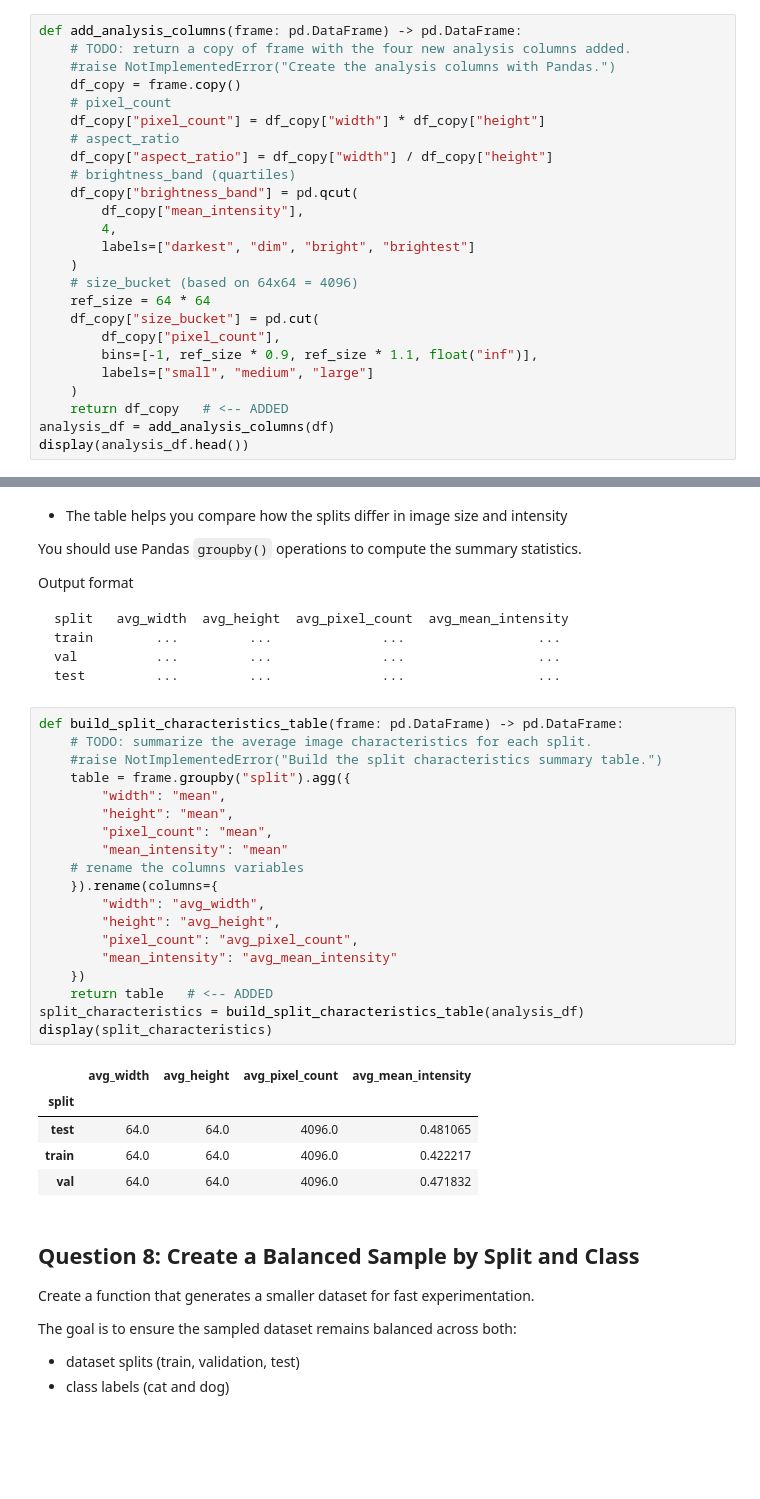
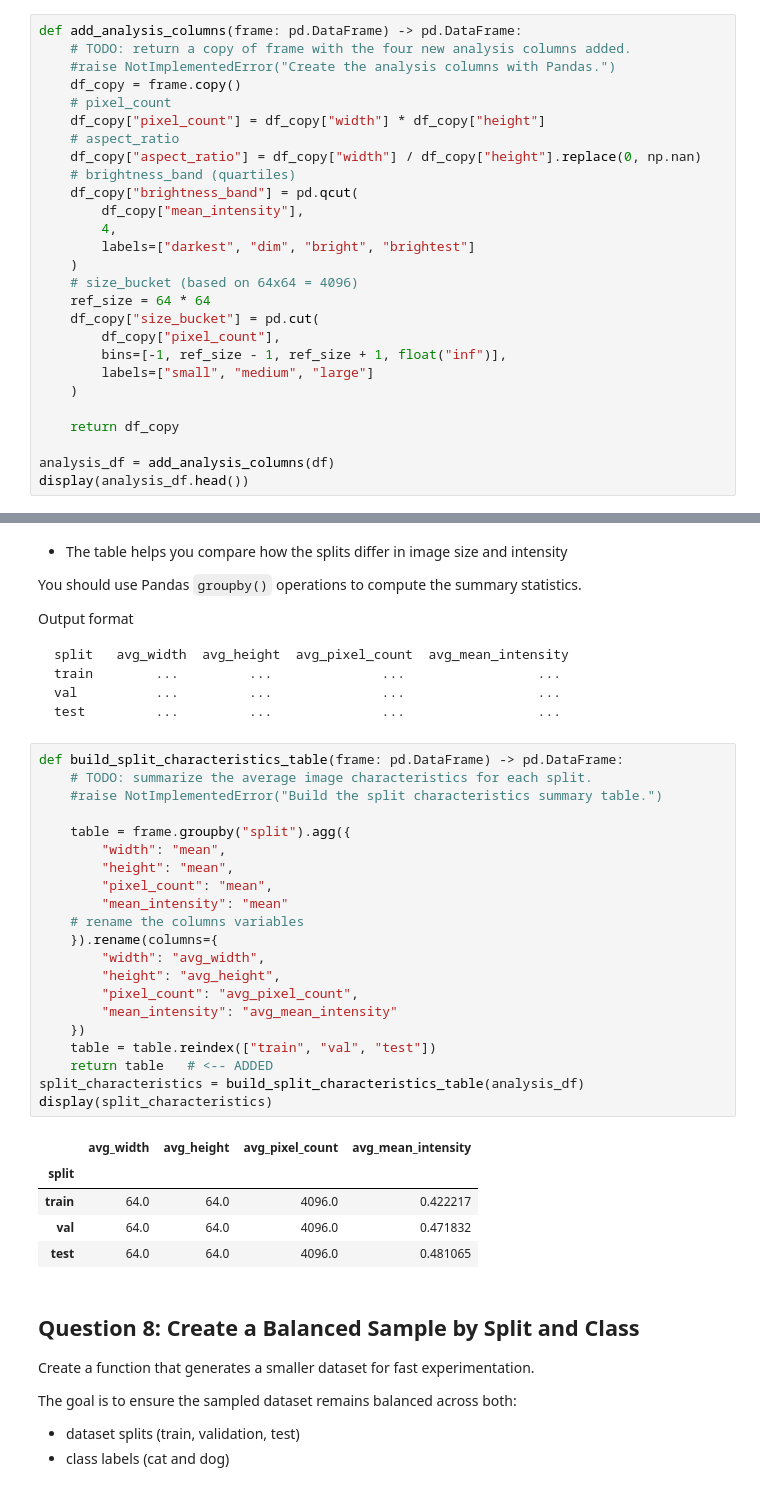
Before and after one commit to vgu-dsai-2026/lab-2-pandas-NhanVH2024, a Jupyter notebook: notebook.ipynb, the cells around one changed output, grey strips where cells are left out. Saved outputs shown, nothing was run; the diff lists cells and outputs as text; blank space fills up the shorter version.

```diff
--- a/notebook.ipynb
+++ b/notebook.ipynb
@@ -420,7 +424,7 @@ def add_analysis_columns(frame: pd.DataFrame) -> pd.DataFrame:
     # pixel_count
     df_copy["pixel_count"] = df_copy["width"] * df_copy["height"]
     # aspect_ratio
-    df_copy["aspect_ratio"] = df_copy["width"] / df_copy["height"]
+    df_copy["aspect_ratio"] = df_copy["width"] / df_copy["height"].replace(0, np.nan)
     # brightness_band (quartiles)
     df_copy["brightness_band"] = pd.qcut(
         df_copy["mean_intensity"],
@@ -431,10 +435,12 @@ def add_analysis_columns(frame: pd.DataFrame) -> pd.DataFrame:
     ref_size = 64 * 64
     df_copy["size_bucket"] = pd.cut(
         df_copy["pixel_count"],
-        bins=[-1, ref_size * 0.9, ref_size * 1.1, float("inf")],
+        bins=[-1, ref_size - 1, ref_size + 1, float("inf")],
         labels=["small", "medium", "large"]
     )
-    return df_copy   # <-- ADDED
+
+    return df_copy
+
 analysis_df = add_analysis_columns(df)
 display(analysis_df.head())
 # %% [output]
@@ -467,28 +473,30 @@ test         ...         ...              ...                 ...
 # %%
 def build_split_characteristics_table(frame: pd.DataFrame) -> pd.DataFrame:
     # TODO: summarize the average image characteristics for each split.
     #raise NotImplementedError("Build the split characteristics summary table.")
+
     table = frame.groupby("split").agg({
         "width": "mean",
         "height": "mean",
         "pixel_count": "mean",
         "mean_intensity": "mean"
     # rename the columns variables
     }).rename(columns={
         "width": "avg_width",
         "height": "avg_height",
         "pixel_count": "avg_pixel_count",
         "mean_intensity": "avg_mean_intensity"
     })
+    table = table.reindex(["train", "val", "test"])
     return table   # <-- ADDED
 split_characteristics = build_split_characteristics_table(analysis_df)
 display(split_characteristics)
 # %% [output]
 |  | avg_width | avg_height | avg_pixel_count | avg_mean_intensity |
 | split |  |  |  |  |
-| test | 64.0 | 64.0 | 4096.0 | 0.481065 |
 | train | 64.0 | 64.0 | 4096.0 | 0.422217 |
 | val | 64.0 | 64.0 | 4096.0 | 0.471832 |
+| test | 64.0 | 64.0 | 4096.0 | 0.481065 |
 # %% [markdown]
 ## Question 8: Create a Balanced Sample by Split and Class
 
```
Also changed, not shown: parts of 3 cells of this notebook.
